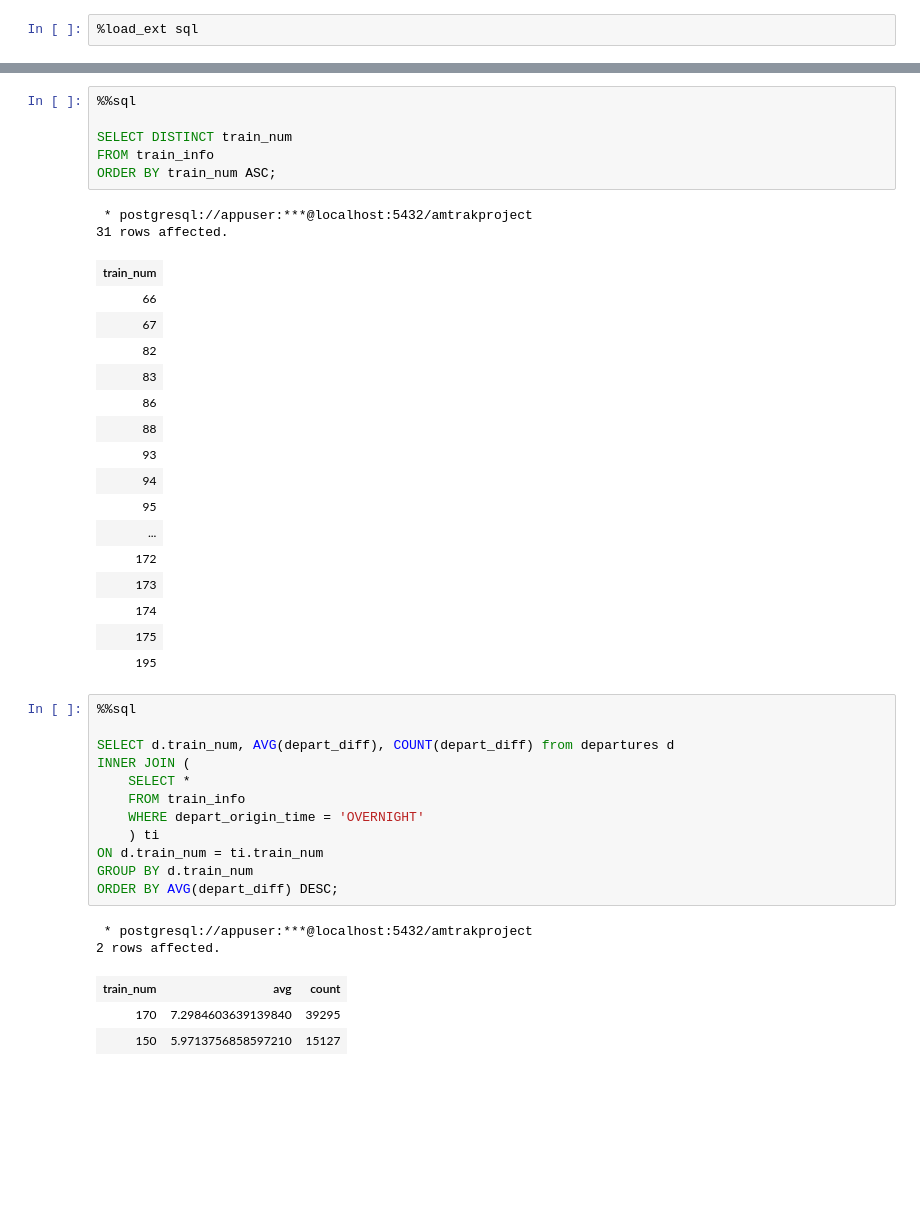
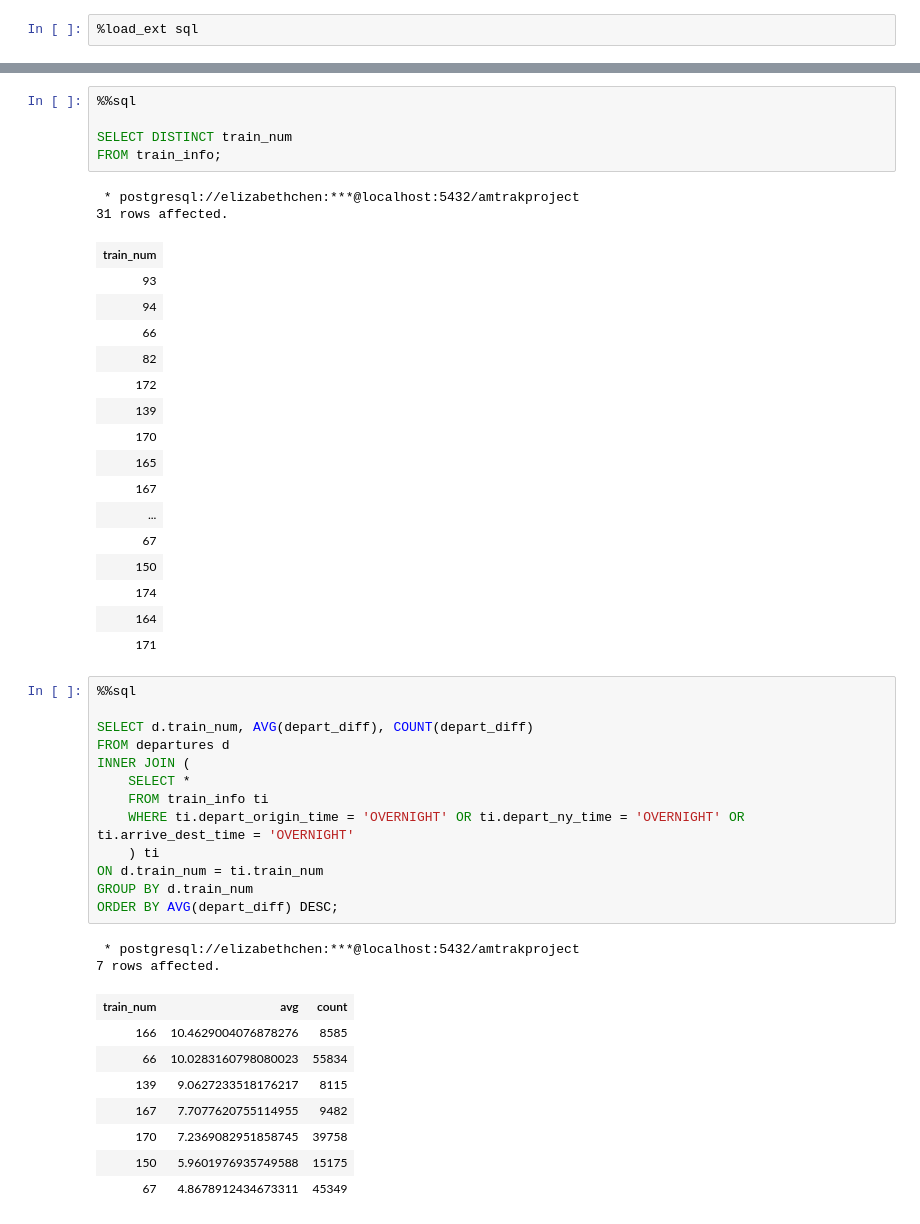
Before and after one commit to elizabeth-c-chen/data1050-amtrak-on-time-analysis, a Jupyter notebook: SQL.ipynb, the cells around one changed output, grey strips where cells are left out. Cells and saved outputs as stored; diff of their text form; blank space fills up the shorter version.

```diff
--- a/SQL.ipynb
+++ b/SQL.ipynb
@@ -86,42 +113,47 @@ SELECT column_name FROM INFORMATION_SCHEMA.COLUMNS WHERE TABLE_NAME = 'train_inf
 %%sql
 
 SELECT DISTINCT train_num
-FROM train_info
-ORDER BY train_num ASC;
+FROM train_info;
 # %% [output]
- * postgresql://appuser:***@localhost:5432/amtrakproject
+ * postgresql://elizabethchen:***@localhost:5432/amtrakproject
 31 rows affected.
 | train_num |
-| 66 |
-| 67 |
-| 82 |
-| 83 |
-| 86 |
-| 88 |
 | 93 |
 | 94 |
-| 95 |
+| 66 |
+| 82 |
+| 172 |
+| 139 |
+| 170 |
+| 165 |
+| 167 |
 | ... |
-| 172 |
-| 173 |
+| 67 |
+| 150 |
 | 174 |
-| 175 |
-| 195 |
+| 164 |
+| 171 |
 # %%
 %%sql
 
-SELECT d.train_num, AVG(depart_diff), COUNT(depart_diff) from departures d
+SELECT d.train_num, AVG(depart_diff), COUNT(depart_diff)
+FROM departures d
 INNER JOIN (
     SELECT *
-    FROM train_info
-    WHERE depart_origin_time = 'OVERNIGHT'
+    FROM train_info ti
+    WHERE ti.depart_origin_time = 'OVERNIGHT' OR ti.depart_ny_time = 'OVERNIGHT' OR ti.arrive_dest_time = 'OVERNIGHT'
     ) ti
 ON d.train_num = ti.train_num
 GROUP BY d.train_num
 ORDER BY AVG(depart_diff) DESC;
 # %% [output]
- * postgresql://appuser:***@localhost:5432/amtrakproject
-2 rows affected.
+ * postgresql://elizabethchen:***@localhost:5432/amtrakproject
+7 rows affected.
 | train_num | avg | count |
-| 170 | 7.2984603639139840 | 39295 |
-| 150 | 5.9713756858597210 | 15127 |
+| 166 | 10.4629004076878276 | 8585 |
+| 66 | 10.0283160798080023 | 55834 |
+| 139 | 9.0627233518176217 | 8115 |
+| 167 | 7.7077620755114955 | 9482 |
+| 170 | 7.2369082951858745 | 39758 |
+| 150 | 5.9601976935749588 | 15175 |
+| 67 | 4.8678912434673311 | 45349 |
```
Also changed, not shown: parts of 35 cells of this notebook, 8 other files.
